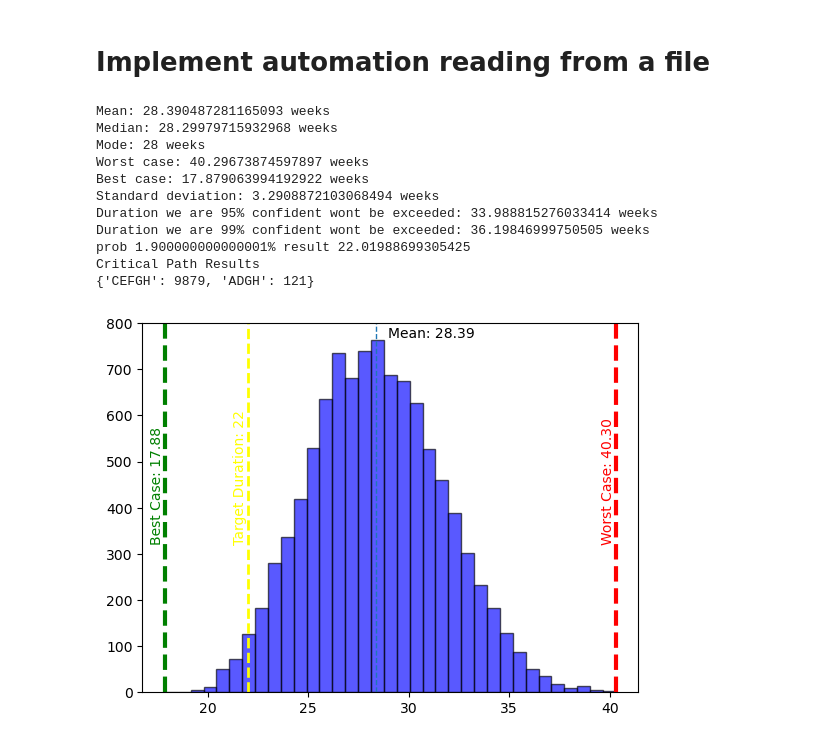
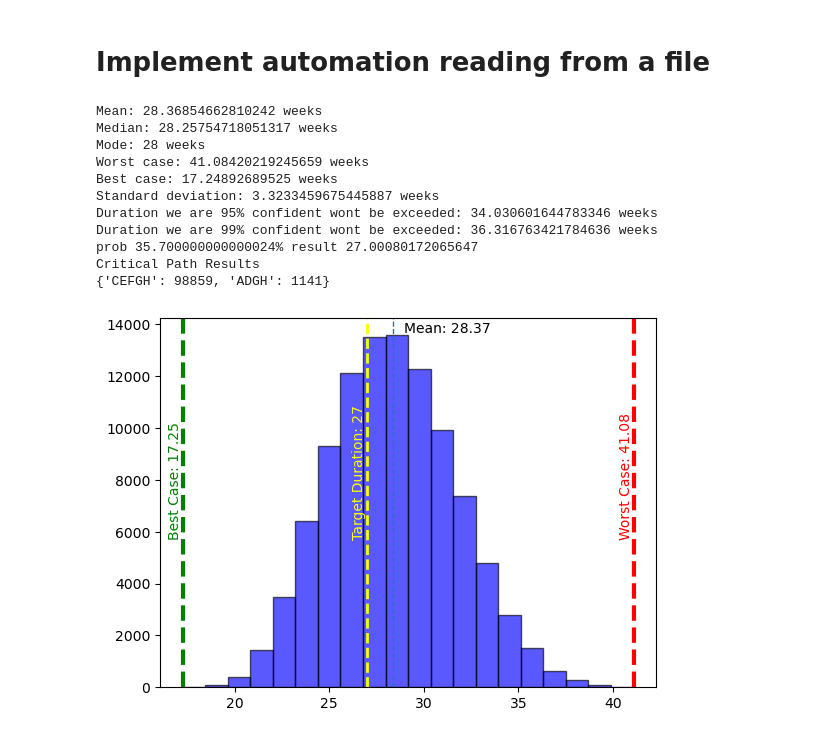
Before and after one commit to hugo-delarosa/project-montecarlo-simulation, a Jupyter notebook: sample.ipynb, the cells around one changed output. Cells and saved outputs as stored; diff of their text form; code cells hidden in the pictures.

```diff
--- a/sample.ipynb
+++ b/sample.ipynb
@@ -376,15 +369,25 @@ Duration we are 99% confident wont be exceeded: 36.396351305841435 weeks
 # Implement automation reading from a file
 # %%
 import csv
-simulation_size = 10000
+import numpy as np
+import matplotlib.pyplot as plt
+from criticalpath import Node
+
+
+simulation_size = 100000
 file_name = "data/data.csv"
-targetDuration = 22
+targetDuration = 27
 
 #auxiliary variables
 project_results = []
 project_results_critical_path = {}
 cache_node_duration = {}
 
+def pert(a, b, c, *, size=1, lamb=4):
+    r = c - a
+    alpha = 1 + lamb * (b - a) / r
+    beta = 1 + lamb * (c - b) / r
+    return a + np.random.beta(alpha, beta, size=size) * r
 def prob_for(expectedWeeks, project_results):
     prob = 0
     while prob < 1:
@@ -429,41 +432,41 @@ print("Mean: {} weeks".format(np.mean(project_results)))
 print("Median: {} weeks".format(np.median(project_results)))
 print("Mode: {} weeks".format(np.argmax(np.bincount(project_results))))
 print("Worst case: {} weeks".format(max(project_results)))
 print("Best case: {} weeks".format(min(project_results)))
 print("Standard deviation: {} weeks".format(np.std(project_results)))
 print("Duration we are 95% confident wont be exceeded: {} weeks".format(np.percentile(project_results, 95)))
 print("Duration we are 99% confident wont be exceeded: {} weeks".format(np.percentile(project_results, 99)))
 
 prob_for(targetDuration, project_results)
 
-plt.hist(project_results, bins=35, color='blue', edgecolor='k', alpha=0.65 )
+plt.hist(project_results, bins=20, color='blue', edgecolor='k', alpha=0.65 )
 min_ylim, max_ylim = plt.ylim()
 
 
 plt.axvline(np.mean(project_results), linestyle='dashed', linewidth=1)
 plt.text(np.mean(project_results)*1.02, max_ylim*0.96, 'Mean: {:.2f}'.format(np.mean(project_results)))
 
 plt.axvline(targetDuration, color='yellow', linestyle='dashed', linewidth=2)
 plt.text(targetDuration - .2, max_ylim * 0.4, 'Target Duration: {:}'.format(targetDuration), rotation=90, rotation_mode='anchor', color='yellow')
 
 plt.axvline(np.min(project_results), color='green', linestyle='dashed', linewidth=3)
 plt.text(np.min(project_results)-.2, max_ylim * 0.4, 'Best Case: {:.2f}'.format(np.min(project_results)), rotation=90, rotation_mode='anchor', color='green')
 
 plt.axvline(np.max(project_results), color='red', linestyle='dashed', linewidth=3)
 plt.text(np.max(project_results) -.2, max_ylim * 0.4, 'Worst Case: {:.2f}'.format(np.max(project_results)), rotation=90, rotation_mode='anchor', color='red')
 
 print("Critical Path Results")
 print(project_results_critical_path)
 # %% [output]
-Mean: 28.390487281165093 weeks
-Median: 28.29979715932968 weeks
+Mean: 28.36854662810242 weeks
+Median: 28.25754718051317 weeks
 Mode: 28 weeks
-Worst case: 40.29673874597897 weeks
-Best case: 17.879063994192922 weeks
-Standard deviation: 3.2908872103068494 weeks
-Duration we are 95% confident wont be exceeded: 33.988815276033414 weeks
-Duration we are 99% confident wont be exceeded: 36.19846999750505 weeks
-prob 1.900000000000001% result 22.01988699305425
+Worst case: 41.08420219245659 weeks
+Best case: 17.24892689525 weeks
+Standard deviation: 3.3233459675445887 weeks
+Duration we are 95% confident wont be exceeded: 34.030601644783346 weeks
+Duration we are 99% confident wont be exceeded: 36.316763421784636 weeks
+prob 35.700000000000024% result 27.00080172065647
 Critical Path Results
-{'CEFGH': 9879, 'ADGH': 121}
+{'CEFGH': 98859, 'ADGH': 1141}
-[figure, old version]
+[figure, new version]
```
Also changed, not shown: parts of 6 cells of this notebook.
